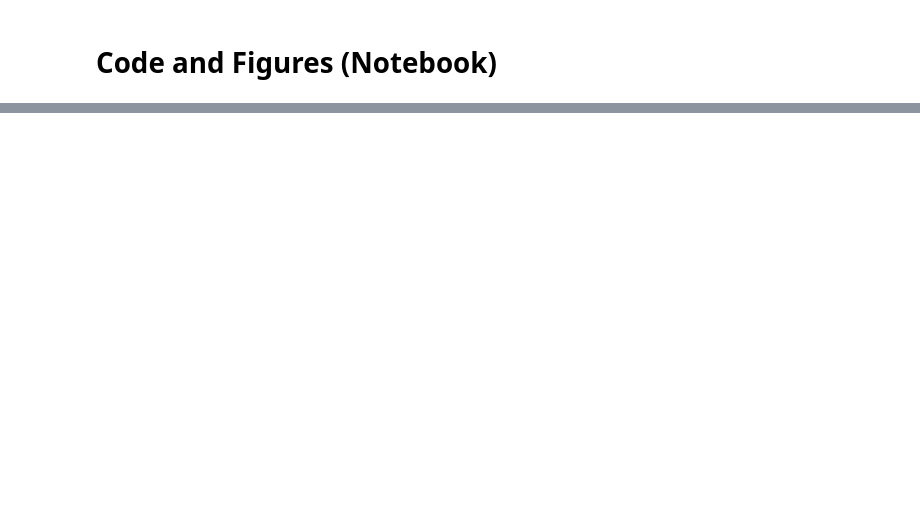
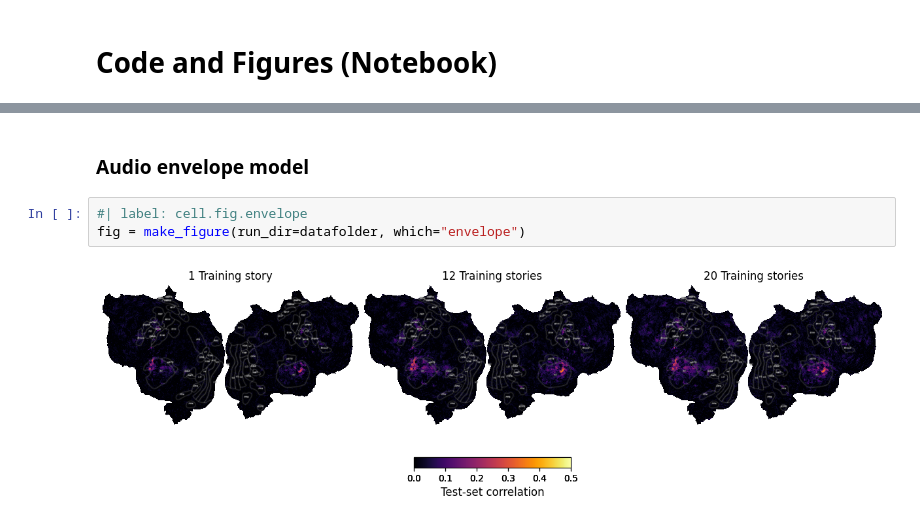
Before and after one commit to KristijanArmeni/encoders_report, a Jupyter notebook: notebook.ipynb, the cells around one changed output, grey strips where cells are left out. Cells and saved outputs as stored; diff of their text form; blank space fills up the shorter version.

```diff
--- a/notebook.ipynb
+++ b/notebook.ipynb
@@ -9,0 +30,7 @@ from matplotlib import pyplot as plt
+# %% [markdown]
+### Audio envelope model
+# %%
+#| label: cell.fig.envelope
+fig = make_figure(run_dir=datafolder, which="envelope")
+# %% [output]
+[figure, added]
```
Also changed, not shown: parts of 8 cells of this notebook, 3 other files.
